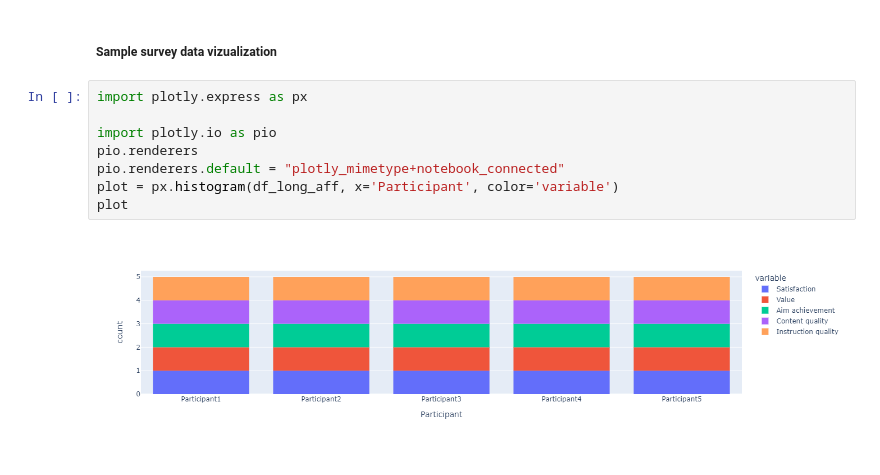
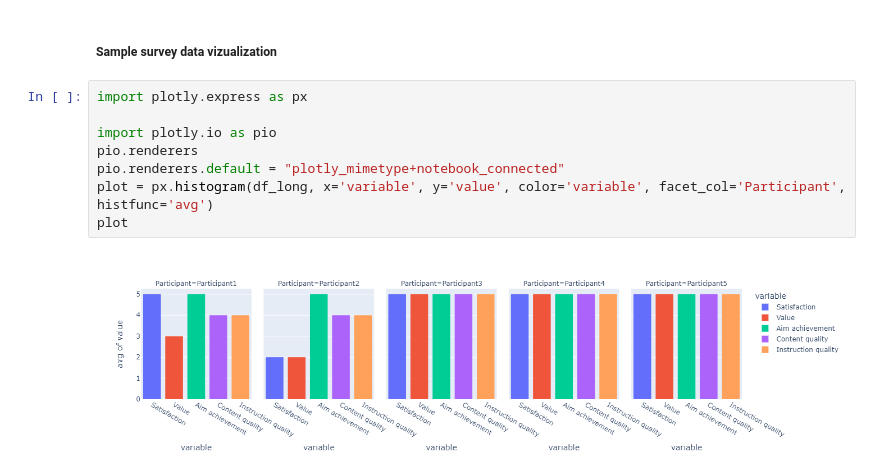
Before and after one commit to mdawso04/organization-development, a Jupyter notebook: _sources/od-practice/01-learning-evaluation/top.ipynb, the cells around one changed output. Saved outputs shown, nothing was run; the diff lists cells and outputs as text.

```diff
--- a/_sources/od-practice/01-learning-evaluation/top.ipynb
+++ b/_sources/od-practice/01-learning-evaluation/top.ipynb
@@ -158,10 +158,10 @@ df_long_aff_group
 # %%
 import plotly.express as px
 
 import plotly.io as pio
 pio.renderers
 pio.renderers.default = "plotly_mimetype+notebook_connected"
-plot = px.histogram(df_long_aff, x='Participant', color='variable')
+plot = px.histogram(df_long, x='variable', y='value', color='variable', facet_col='Participant', histfunc='avg')
 plot
 # %% [output]
-[figure, old version]
+[figure, new version]
```
Also changed, not shown: parts of 1 cell of this notebook, 2 other files.
